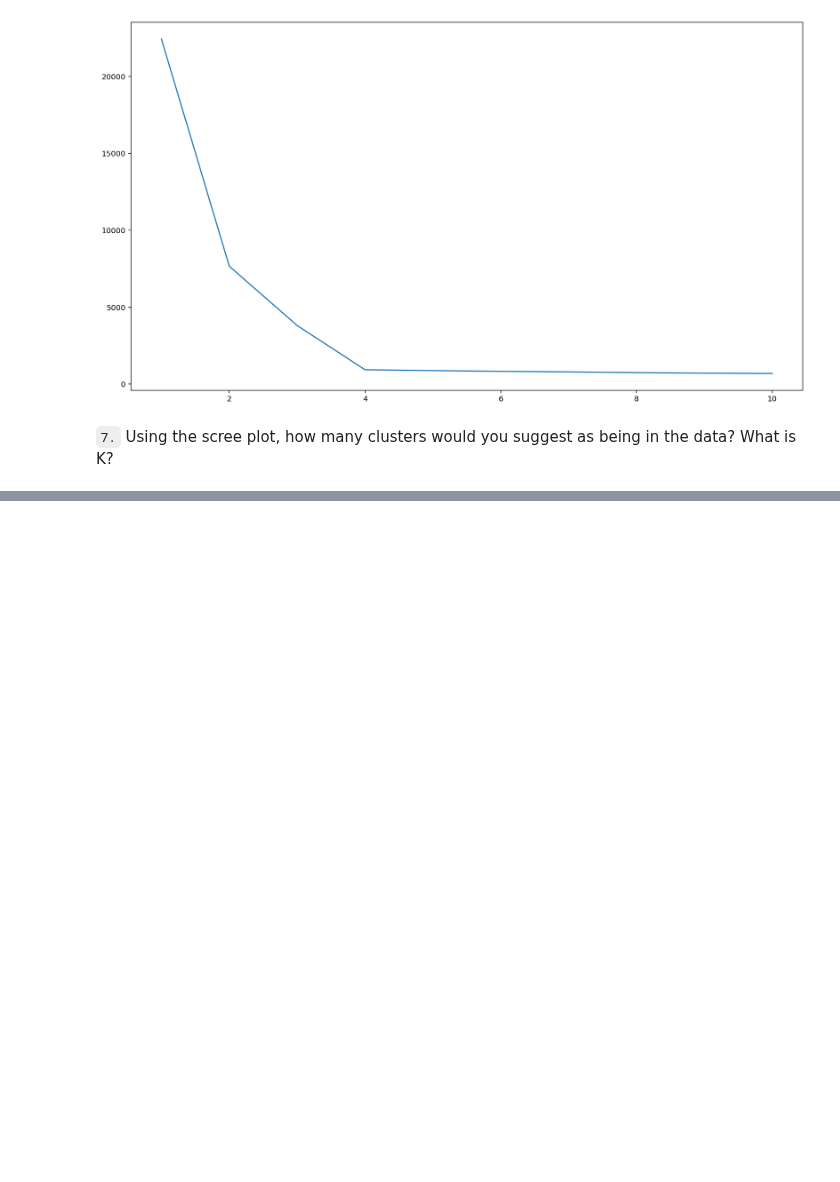
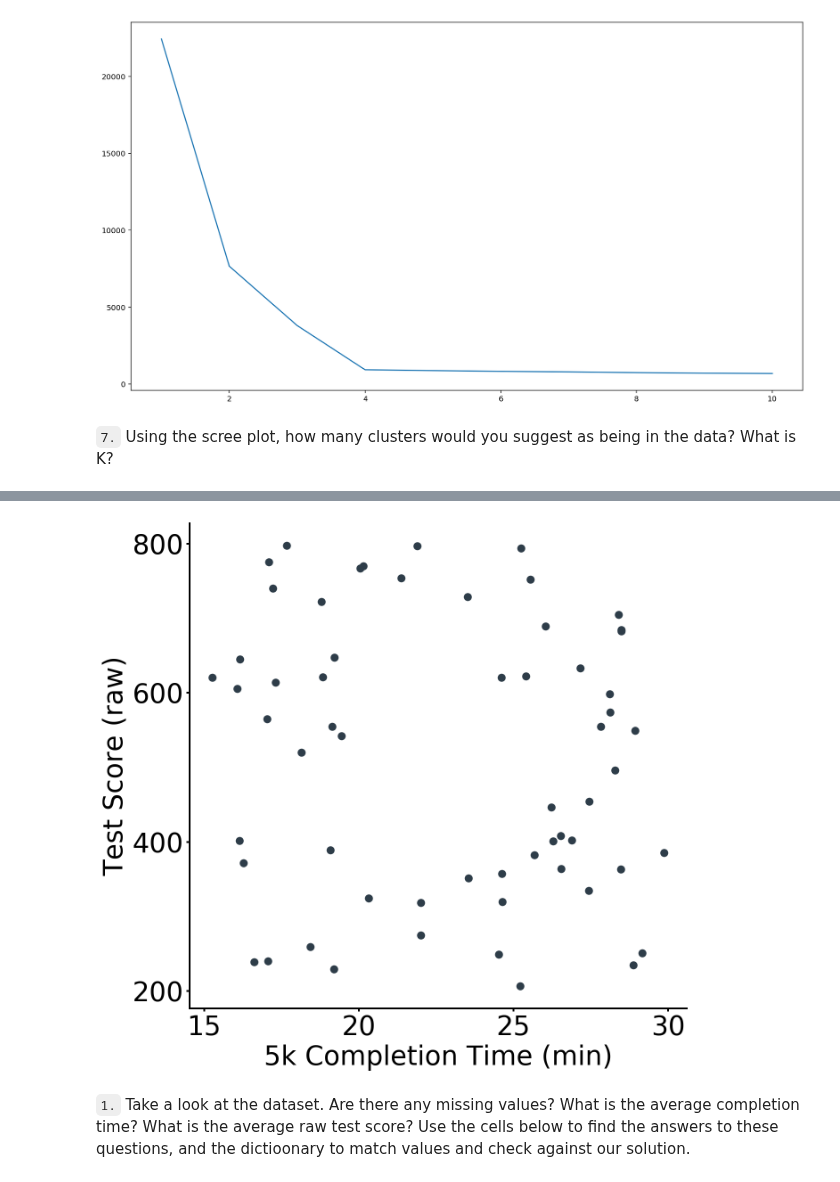
Before and after one commit to ChristopherDaigle/Udacity, a Jupyter notebook: IntroductionToMachineLearningProgram/Part4_UnsupervisedLearning/Clustering/Notes on Unsupervised Learning - Clustering.ipynb, the cells around one changed output, grey strips where cells are left out. Saved outputs shown, nothing was run; the diff lists cells and outputs as text; code cells hidden in the pictures; blank space fills up the shorter version.

Commit message:
doc: notes on clustering

```diff
--- a/IntroductionToMachineLearningProgram/Part4_UnsupervisedLearning/Clustering/Notes on Unsupervised Learning - Clustering.ipynb
+++ b/IntroductionToMachineLearningProgram/Part4_UnsupervisedLearning/Clustering/Notes on Unsupervised Learning - Clustering.ipynb
@@ -299,0 +351,66 @@ As an exercise for yourself, you might try coding up the algorithm yourself in P
+# %%
+import numpy as np
+import pandas as pd
+import matplotlib.pyplot as plt
+import seaborn as sns
+from sklearn.cluster import KMeans
+from IPython.display import Image
+from sklearn.datasets.samples_generator import make_blobs
+import tests2 as t
+
+
+%config InlineBackend.figure_format = 'retina'
+# Make the images larger
+plt.rcParams['figure.figsize'] = (16, 9)
+
+# DSND colors: UBlue, Salmon, Gold, Slate
+plot_colors = ['#02b3e4', '#ee2e76', '#ffb613', '#2e3d49']
+
+# Light colors: Blue light, Salmon light
+plot_lcolors = ['#88d0f3', '#ed8ca1', '#fdd270']
+
+# Gray/bg colors: Slate Dark, Gray, Silver
+plot_grays = ['#1c262f', '#aebfd1', '#fafbfc']
+
+
+def create_data():
+    n_points = 120
+    X = np.random.RandomState(3200000).uniform(-3, 3, [n_points, 2])
+    X_abs = np.absolute(X)
+
+    inner_ring_flag = np.logical_and(X_abs[:,0] < 1.2, X_abs[:,1] < 1.2)
+    outer_ring_flag = X_abs.sum(axis = 1) > 5.3
+    keep = np.logical_not(np.logical_or(inner_ring_flag, outer_ring_flag))
+
+    X = X[keep]
+    X = X[:60] # only keep first 100
+    X1 = np.matmul(X, np.array([[2.5, 0], [0, 100]])) + np.array([22.5, 500])
+
+
+    plt.figure(figsize = [10,10])
+
+    plt.scatter(X1[:,0], X1[:,1], s = 64, c = plot_colors[-1])
+
+    plt.xlabel('5k Completion Time (min)', size = 30)
+    plt.xticks(np.arange(15, 30+5, 5), fontsize = 30)
+    plt.ylabel('Test Score (raw)', size = 30)
+    plt.yticks(np.arange(200, 800+200, 200), fontsize = 30)
+
+    ax = plt.gca()
+    ax.spines['top'].set_visible(False)
+    ax.spines['right'].set_visible(False)
+    [side.set_linewidth(2) for side in ax.spines.values()]
+    ax.tick_params(width = 2)
+    plt.savefig('C18_FeatScalingEx_01.png', transparent = True)
+
+
+    data = pd.DataFrame(X1)
+    data.columns = ['5k_Time', 'Raw_Test_Score']
+
+    return data
+
+data = create_data()
+# %% [output]
+[figure, added]
+# %% [markdown]
+`1.` Take a look at the dataset.  Are there any missing values?  What is the average completion time?  What is the average raw test score?  Use the cells below to find the answers to these questions, and the dictioonary to match values and check against our solution.
```
Also changed, not shown: parts of 4 cells of this notebook, 9 other files.
